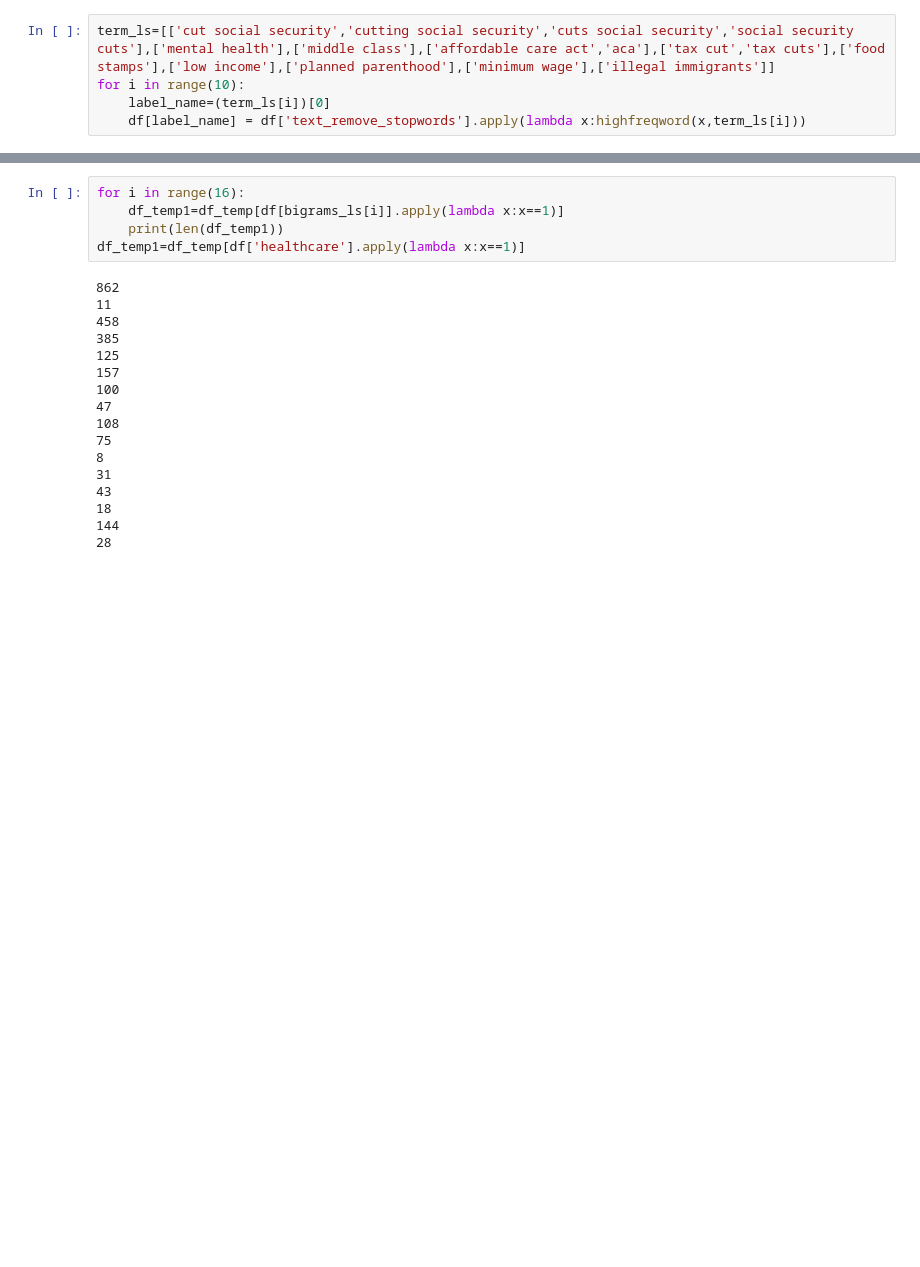
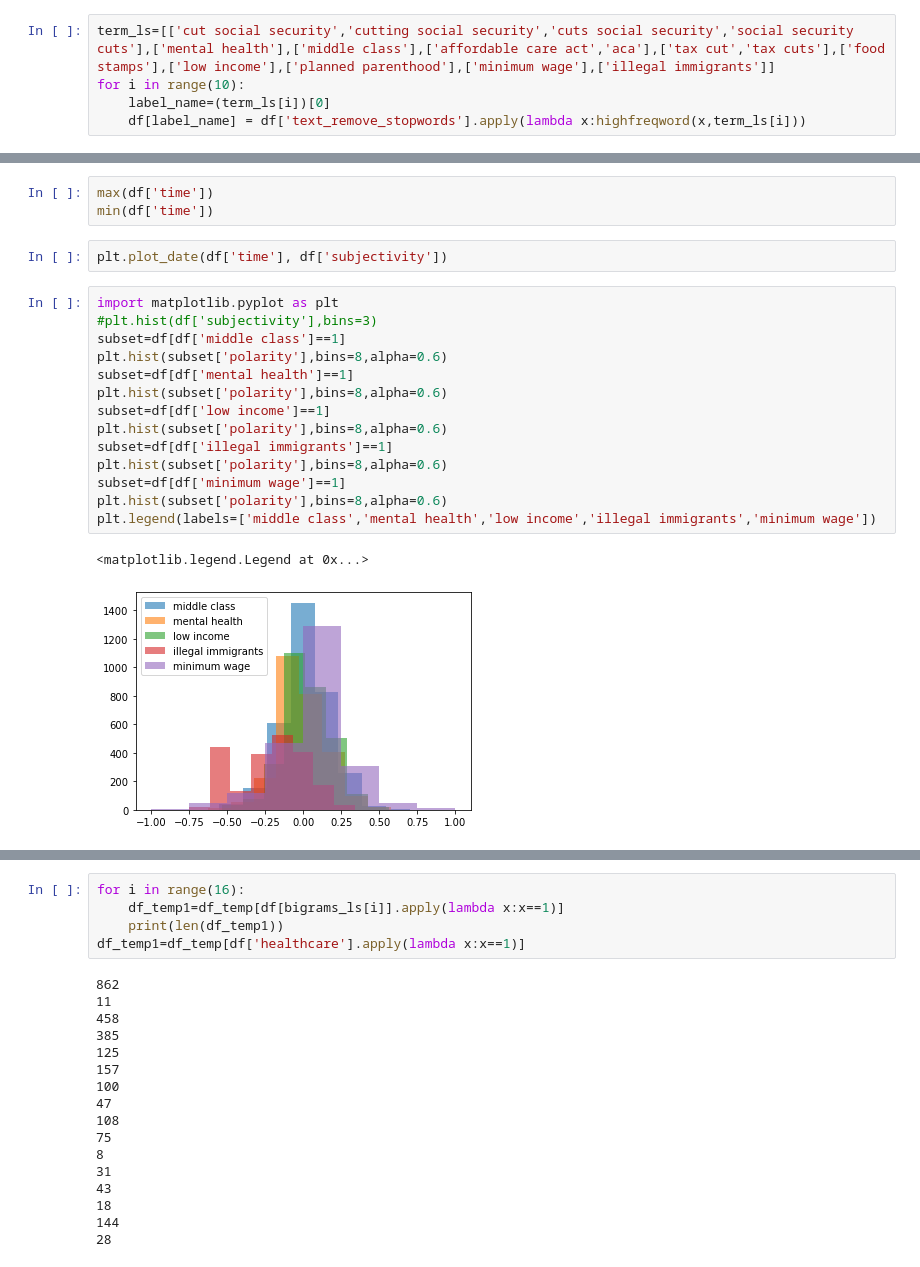
Before and after one commit to angelxie2442/Medicaid, a Jupyter notebook: medicaid/content_analysis.ipynb, the cells around one changed output, grey strips where cells are left out. Saved outputs shown, nothing was run; the diff lists cells and outputs as text; blank space fills up the shorter version.

```diff
--- a/medicaid/content_analysis.ipynb
+++ b/medicaid/content_analysis.ipynb
@@ -215,0 +270,22 @@ for i in range(10):
+# %%
+max(df['time'])
+min(df['time'])
+# %%
+plt.plot_date(df['time'], df['subjectivity'])
+# %%
+import matplotlib.pyplot as plt
+#plt.hist(df['subjectivity'],bins=3)
+subset=df[df['middle class']==1]
+plt.hist(subset['polarity'],bins=8,alpha=0.6)
+subset=df[df['mental health']==1]
+plt.hist(subset['polarity'],bins=8,alpha=0.6)
+subset=df[df['low income']==1]
+plt.hist(subset['polarity'],bins=8,alpha=0.6)
+subset=df[df['illegal immigrants']==1]
+plt.hist(subset['polarity'],bins=8,alpha=0.6)
+subset=df[df['minimum wage']==1]
+plt.hist(subset['polarity'],bins=8,alpha=0.6)
+plt.legend(labels=['middle class','mental health','low income','illegal immigrants','minimum wage'])
+# %% [output]
+<matplotlib.legend.Legend at 0x...>
+[figure, added]
```
Also changed, not shown: parts of 17 cells of this notebook.
